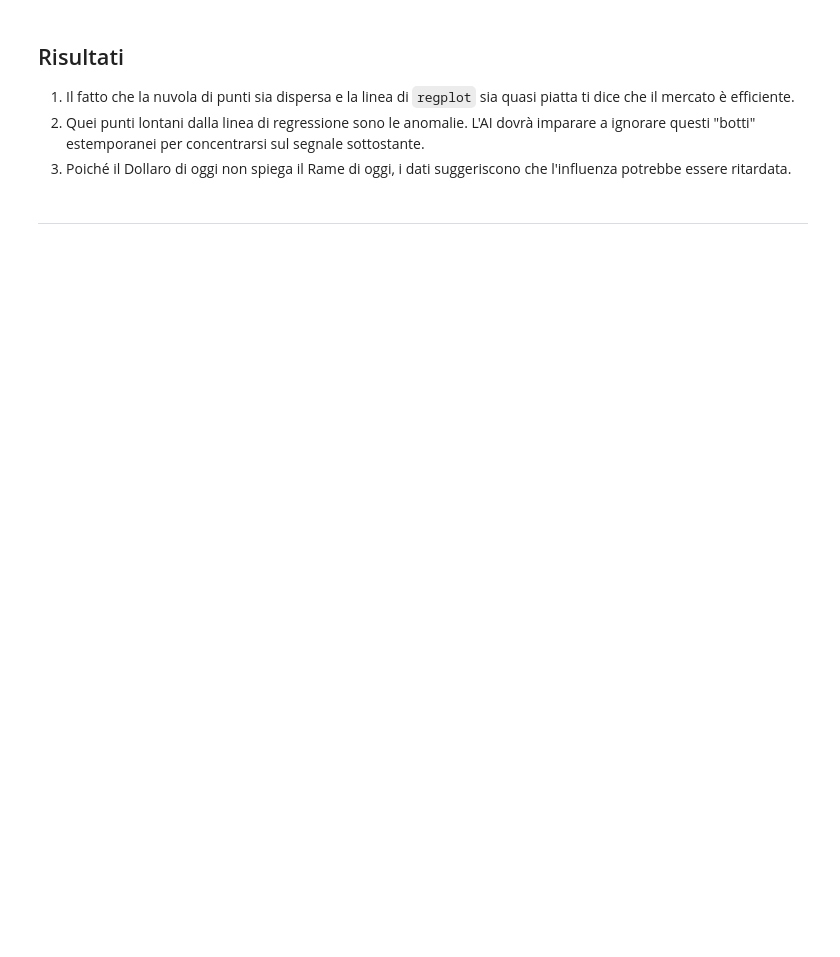
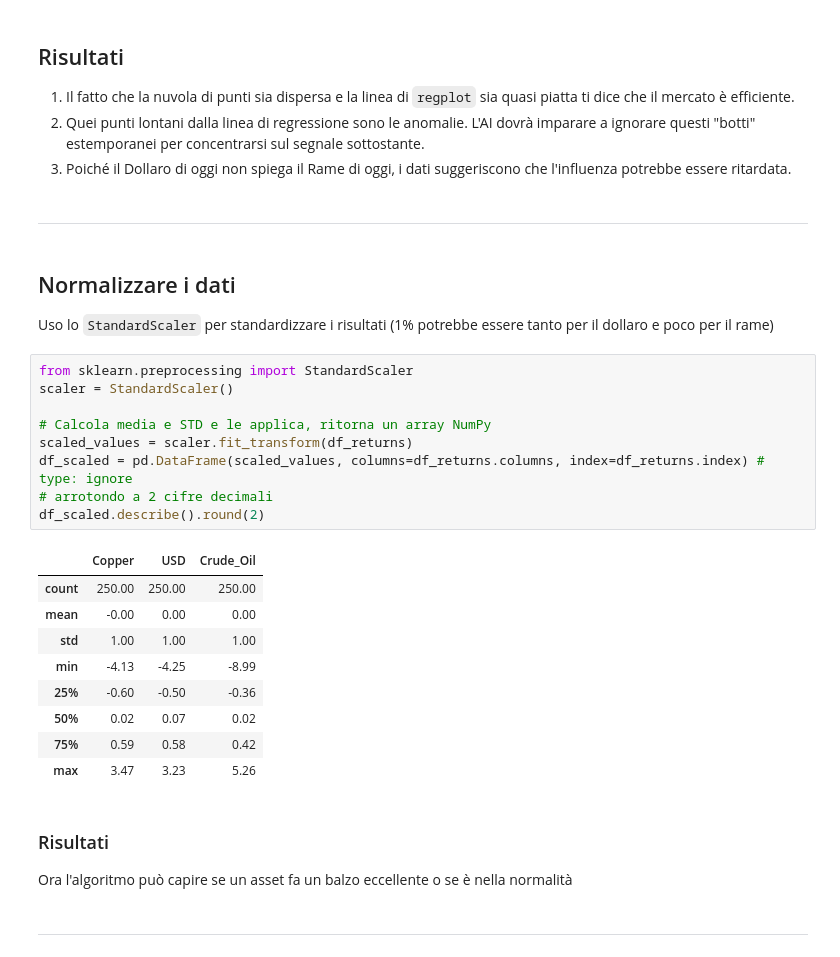
Before and after one commit to matteolovatoai/copper-price-forecasting, a Jupyter notebook: notebooks/01_exploration.ipynb, the cells around one changed output. Saved outputs shown, nothing was run; the diff lists cells and outputs as text; blank space fills up the shorter version.

Commit message:
fatto normalizzazione dei dati e split 80 train 20 test

```diff
--- a/notebooks/01_exploration.ipynb
+++ b/notebooks/01_exploration.ipynb
@@ -174,3 +165,30 @@ plt.show()
 3. Poiché il Dollaro di oggi non spiega il Rame di oggi, i dati suggeriscono che l'influenza potrebbe essere ritardata.
 # %% [markdown]
 ---
+# %% [markdown]
+## Normalizzare i dati
+Uso lo `StandardScaler` per standardizzare i risultati (1% potrebbe essere tanto per il dollaro e poco per il rame)
+# %%
+from sklearn.preprocessing import StandardScaler
+scaler = StandardScaler()
+
+# Calcola media e STD e le applica, ritorna un array NumPy
+scaled_values = scaler.fit_transform(df_returns)
+df_scaled = pd.DataFrame(scaled_values, columns=df_returns.columns, index=df_returns.index) # type: ignore
+# arrotondo a 2 cifre decimali
+df_scaled.describe().round(2)
+# %% [output]
+|  | Copper | USD | Crude_Oil |
+| count | 250.00 | 250.00 | 250.00 |
+| mean | -0.00 | 0.00 | 0.00 |
+| std | 1.00 | 1.00 | 1.00 |
+| min | -4.13 | -4.25 | -8.99 |
+| 25% | -0.60 | -0.50 | -0.36 |
+| 50% | 0.02 | 0.07 | 0.02 |
+| 75% | 0.59 | 0.58 | 0.42 |
+| max | 3.47 | 3.23 | 5.26 |
+# %% [markdown]
+### Risultati
+Ora l'algoritmo può capire se un asset fa un balzo eccellente o se è nella normalità
+# %% [markdown]
+---
```
Also changed, not shown: parts of 8 cells of this notebook.
